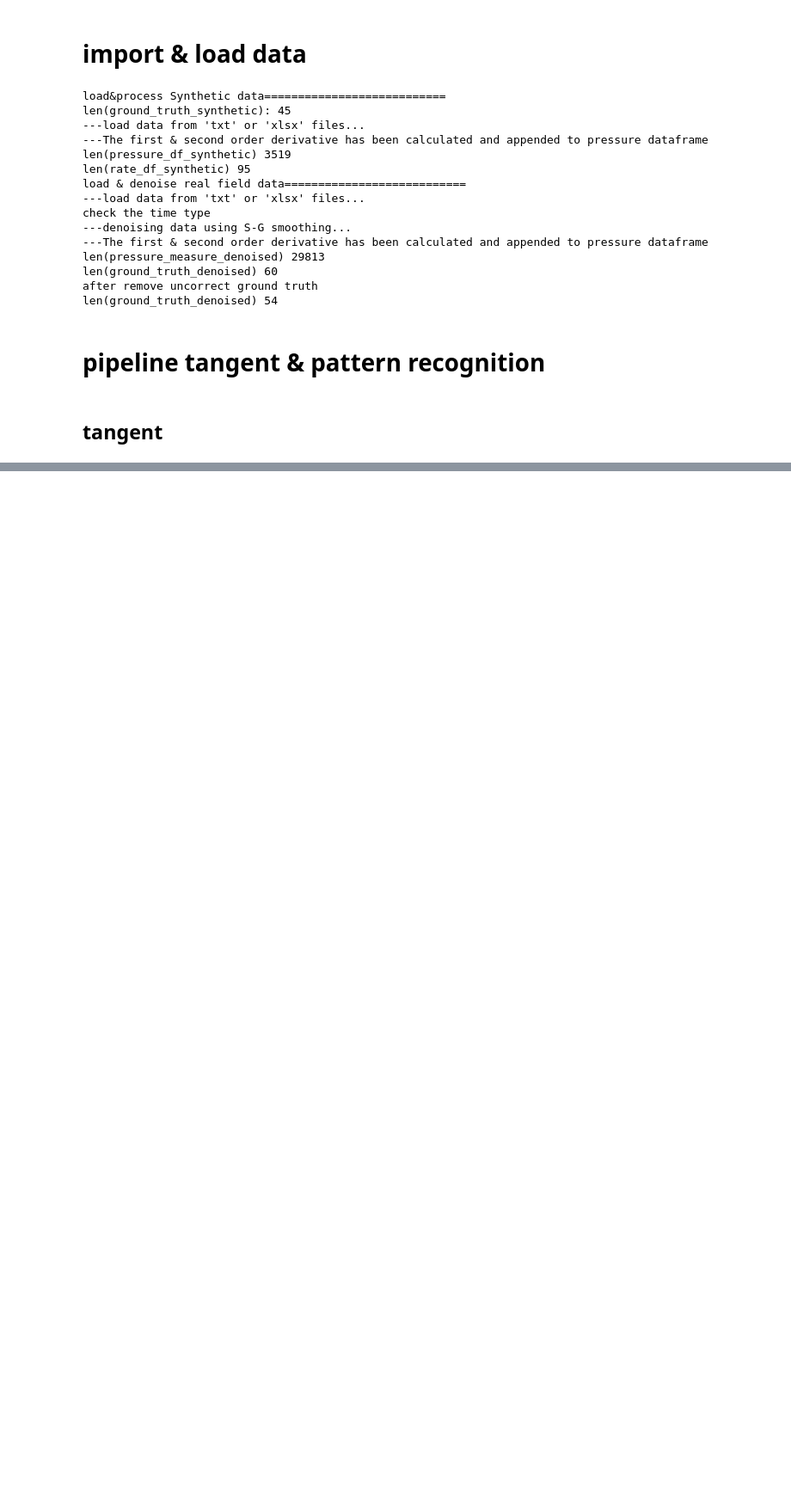
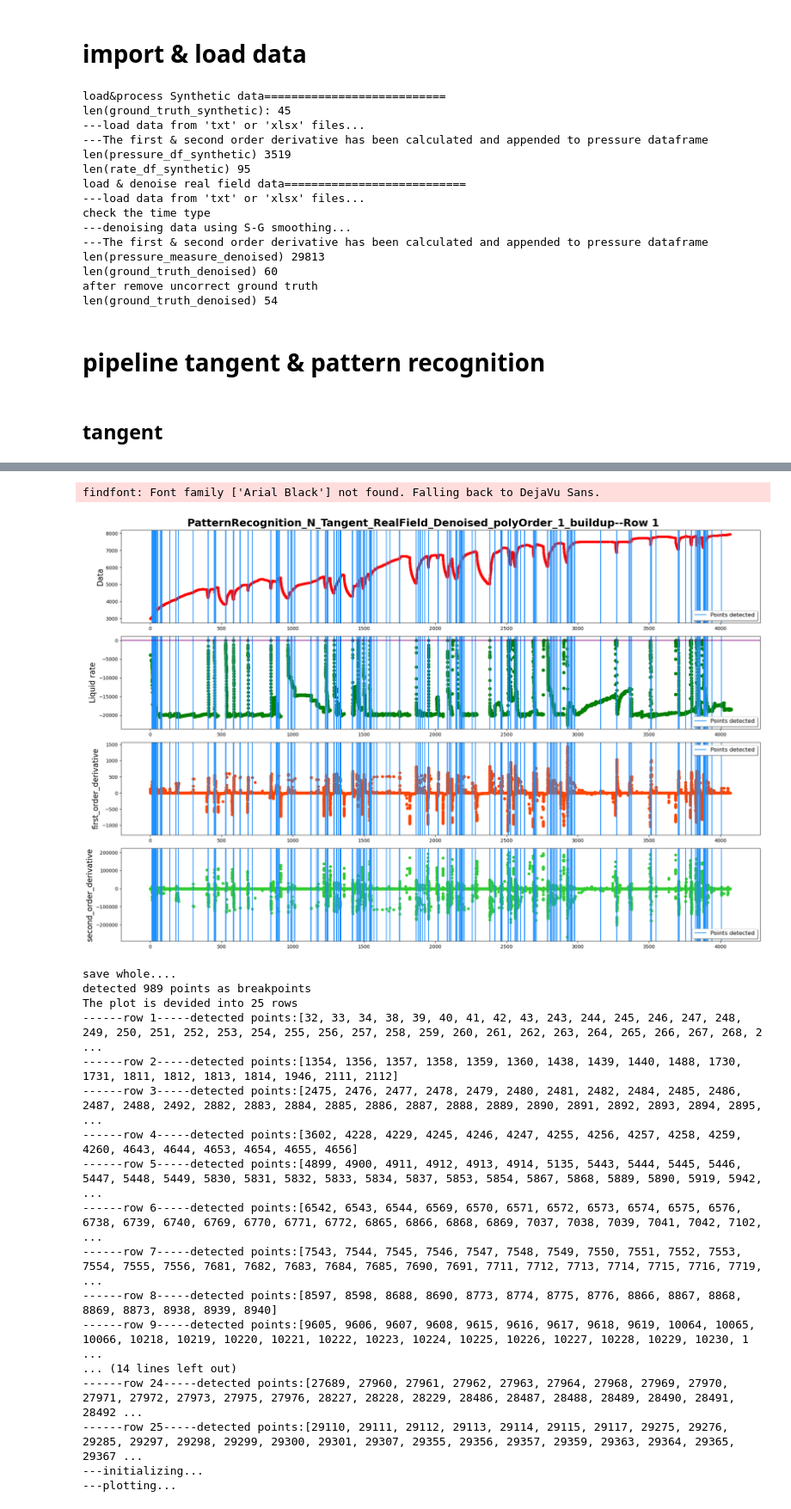
Before and after one commit to juneciel510/transient_identification, a Jupyter notebook: source_code/4_patternRecognition_N_tangent.ipynb, the cells around one changed output, grey strips where cells are left out. Shown at 86% size. Saved outputs shown, nothing was run; the diff lists cells and outputs as text; code cells hidden in the pictures; blank space fills up the shorter version.

```diff
--- a/source_code/4_patternRecognition_N_tangent.ipynb
+++ b/source_code/4_patternRecognition_N_tangent.ipynb
@@ -120,0 +173,32 @@ print(f"result after second detection: buildUp,{len(buildup4)}, drawDown {len(dr
+# %%
+#plot & save
+pressure_df=pressure_df_denoised
+rate_df=rate_df_denoised
+colum_names=colum_names_denoised
+data_inOneRow=data_inOneRow_denoised
+plot_whole=True
+plot_details=False
+plot_statistics=False
+polyorders=[1,3]
+points=[[buildup3,drawdown3],[buildup4,drawdown4]]
+names=["buildup","drawdown"]
+txt=print_tuning_parameters(percentile_tuning,fine_tuning)
+for order,breakpoints in zip(polyorders,points):
+    for points,name in zip(breakpoints,names):
+        filename_toSave_whole=f"../data_output/PatternRecognition_N_Tangent_RealField_Denoised/polyOrder_{order}_{name}_whole.pdf"
+        filename_toSave_details=f"../data_output/PatternRecognition_N_Tangent_RealField_Denoised/polyOrder_{order}_{name}_details.pdf"
+        plot_name=f"PatternRecognition_N_Tangent_RealField_Denoised_polyOrder_{order}_{name}"
+        PlotNSave(pressure_df,
+          rate_df,
+          points,
+          [],
+          data_inOneRow,
+          plot_name,
+                  txt,
+          filename_toSave_whole,
+          filename_toSave_details,
+          plot_statistics,
+          plot_whole,
+          plot_details,
+          colum_names)
+# %% [output]
@@ -120,0 +207,19 @@ print(f"result after second detection: buildUp,{len(buildup4)}, drawDown {len(dr
+findfont: Font family ['Arial Black'] not found. Falling back to DejaVu Sans.
+[figure, added]
+save whole....
+detected 989 points as breakpoints
+The plot is devided into 25 rows
+------row 1-----detected points:[32, 33, 34, 38, 39, 40, 41, 42, 43, 243, 244, 245, 246, 247, 248, 249, 250, 251, 252, 253, 254, 255, 256, 257, 258, 259, 260, 261, 262, 263, 264, 265, 266, 267, 268, 2 ...
+------row 2-----detected points:[1354, 1356, 1357, 1358, 1359, 1360, 1438, 1439, 1440, 1488, 1730, 1731, 1811, 1812, 1813, 1814, 1946, 2111, 2112]
+------row 3-----detected points:[2475, 2476, 2477, 2478, 2479, 2480, 2481, 2482, 2484, 2485, 2486, 2487, 2488, 2492, 2882, 2883, 2884, 2885, 2886, 2887, 2888, 2889, 2890, 2891, 2892, 2893, 2894, 2895, ...
+------row 4-----detected points:[3602, 4228, 4229, 4245, 4246, 4247, 4255, 4256, 4257, 4258, 4259, 4260, 4643, 4644, 4653, 4654, 4655, 4656]
+------row 5-----detected points:[4899, 4900, 4911, 4912, 4913, 4914, 5135, 5443, 5444, 5445, 5446, 5447, 5448, 5449, 5830, 5831, 5832, 5833, 5834, 5837, 5853, 5854, 5867, 5868, 5889, 5890, 5919, 5942, ...
+------row 6-----detected points:[6542, 6543, 6544, 6569, 6570, 6571, 6572, 6573, 6574, 6575, 6576, 6738, 6739, 6740, 6769, 6770, 6771, 6772, 6865, 6866, 6868, 6869, 7037, 7038, 7039, 7041, 7042, 7102, ...
+------row 7-----detected points:[7543, 7544, 7545, 7546, 7547, 7548, 7549, 7550, 7551, 7552, 7553, 7554, 7555, 7556, 7681, 7682, 7683, 7684, 7685, 7690, 7691, 7711, 7712, 7713, 7714, 7715, 7716, 7719, ...
+------row 8-----detected points:[8597, 8598, 8688, 8690, 8773, 8774, 8775, 8776, 8866, 8867, 8868, 8869, 8873, 8938, 8939, 8940]
+------row 9-----detected points:[9605, 9606, 9607, 9608, 9615, 9616, 9617, 9618, 9619, 10064, 10065, 10066, 10218, 10219, 10220, 10221, 10222, 10223, 10224, 10225, 10226, 10227, 10228, 10229, 10230, 1 ...
+... (14 lines left out)
+------row 24-----detected points:[27689, 27960, 27961, 27962, 27963, 27964, 27968, 27969, 27970, 27971, 27972, 27973, 27975, 27976, 28227, 28228, 28229, 28486, 28487, 28488, 28489, 28490, 28491, 28492 ...
+------row 25-----detected points:[29110, 29111, 29112, 29113, 29114, 29115, 29117, 29275, 29276, 29285, 29297, 29298, 29299, 29300, 29301, 29307, 29355, 29356, 29357, 29359, 29363, 29364, 29365, 29367 ...
+---initializing...
+---plotting...
```
Also changed, not shown: parts of 6 cells of this notebook, 3 other files.
